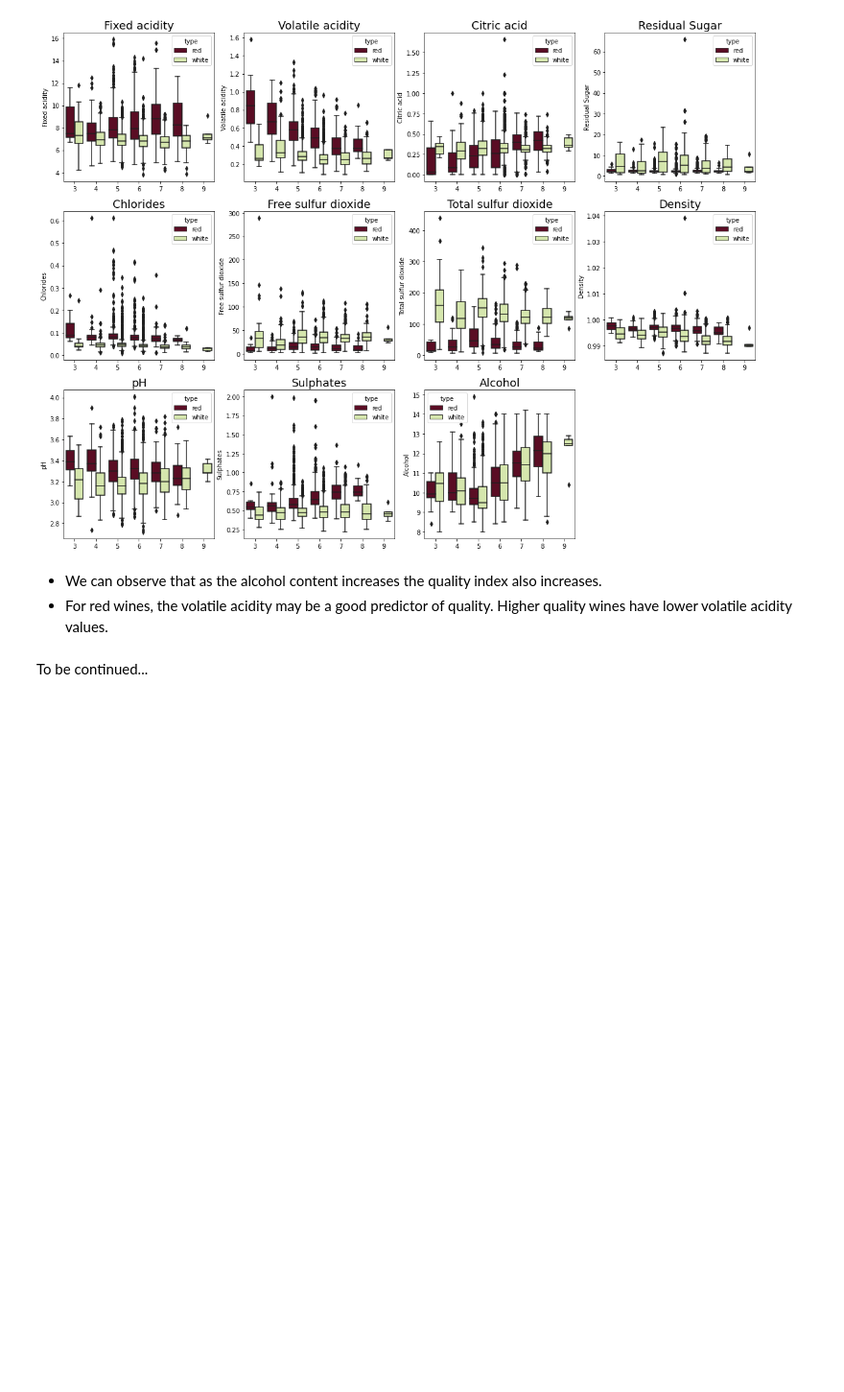
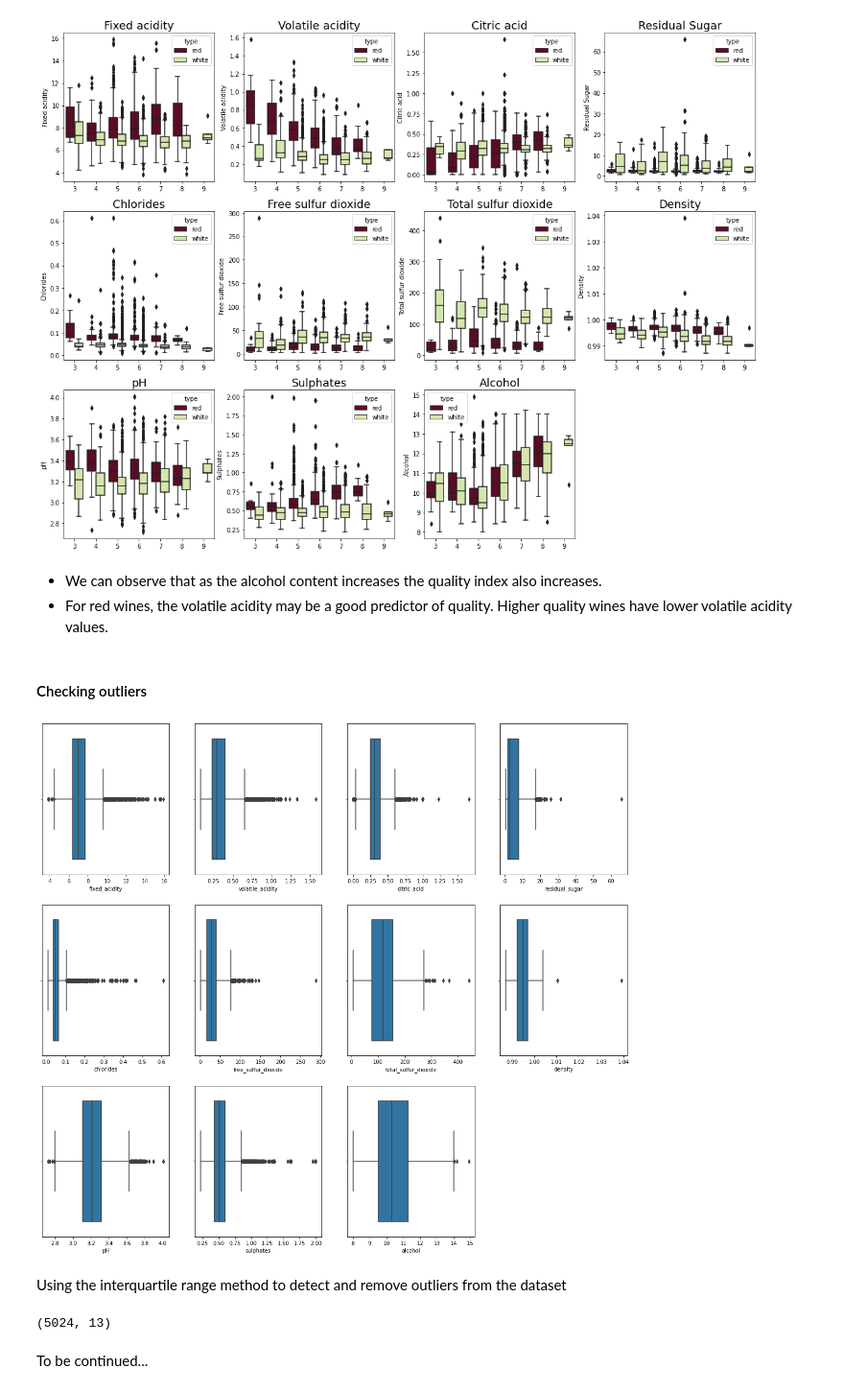
Before and after one commit to ghmigliorini/site, a Jupyter notebook: content/post/2021-12-21-wine-notebook/index.ipynb, the cells around one changed output. Shown: that part at 96% size. Saved outputs shown, nothing was run; the diff lists cells and outputs as text; code cells hidden in the pictures; blank space fills up the shorter version.

```diff
--- a/content/post/2021-12-21-wine-notebook/index.ipynb
+++ b/content/post/2021-12-21-wine-notebook/index.ipynb
@@ -329,3 +332,17 @@ f.delaxes(axes[2,3])
 # %% [markdown]
 - We can observe that as the alcohol content increases the quality index also increases.
 - For red wines, the volatile acidity may be a good predictor of quality. Higher quality wines have lower volatile acidity values.
+# %% [markdown]
+#### Checking outliers
+# %%
+features = list(df_wine_full.columns)
+
+plt.figure(figsize = (20,18))
+
+for i in range(0, 11):
+    plt.subplot(3, 4, i+1)
+    sns.boxplot(df_wine_full[features[i]])
+# %% [output]
+[figure, added]
+# %% [markdown]
+Using the interquartile range method to detect and remove outliers from the dataset
@@ -332,2 +360,6 @@ f.delaxes(axes[2,3])
+# %%
+filtered_df.shape
+# %% [output]
+(5024, 13)
 # %% [markdown]
 To be continued...
```
Also changed, not shown: parts of 3 cells of this notebook, 1 other file.
